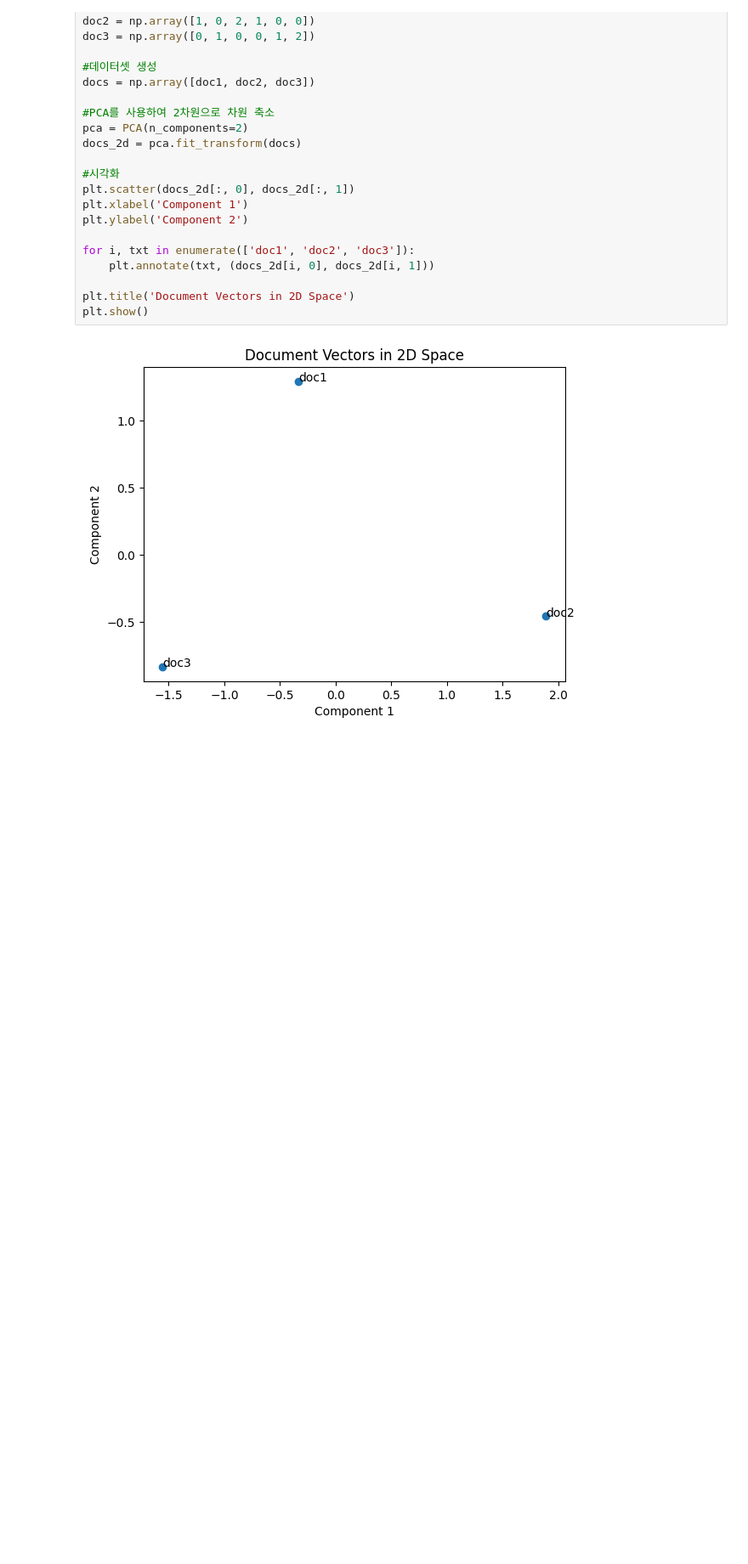
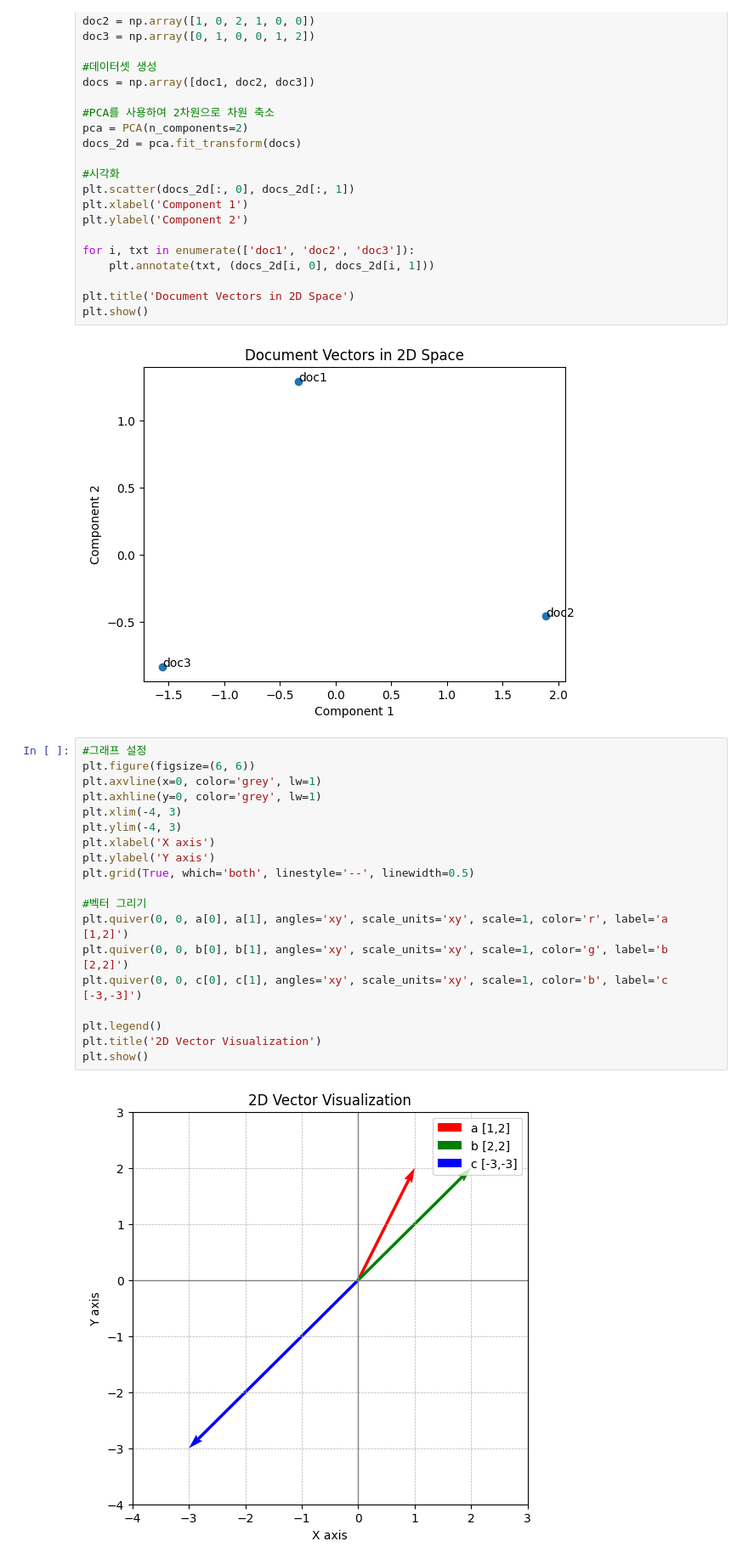
Before and after one commit to Hoyadeath/practice_AI, a Jupyter notebook: Vector_np_example.ipynb, the cells around one changed output. Shown at 85% size. Cells and saved outputs as stored; diff of their text form; blank space fills up the shorter version.

```diff
--- a/Vector_np_example.ipynb
+++ b/Vector_np_example.ipynb
@@ -113,3 +113,24 @@ plt.title('Document Vectors in 2D Space')
 plt.show()
 # %% [output]
 [figure]
+# %%
+#그래프 설정
+plt.figure(figsize=(6, 6))
+plt.axvline(x=0, color='grey', lw=1)
+plt.axhline(y=0, color='grey', lw=1)
+plt.xlim(-4, 3)
+plt.ylim(-4, 3)
+plt.xlabel('X axis')
+plt.ylabel('Y axis')
+plt.grid(True, which='both', linestyle='--', linewidth=0.5)
+
+#벡터 그리기
+plt.quiver(0, 0, a[0], a[1], angles='xy', scale_units='xy', scale=1, color='r', label='a [1,2]')
+plt.quiver(0, 0, b[0], b[1], angles='xy', scale_units='xy', scale=1, color='g', label='b [2,2]')
+plt.quiver(0, 0, c[0], c[1], angles='xy', scale_units='xy', scale=1, color='b', label='c [-3,-3]')
+
+plt.legend()
+plt.title('2D Vector Visualization')
+plt.show()
+# %% [output]
+[figure, added]
```
